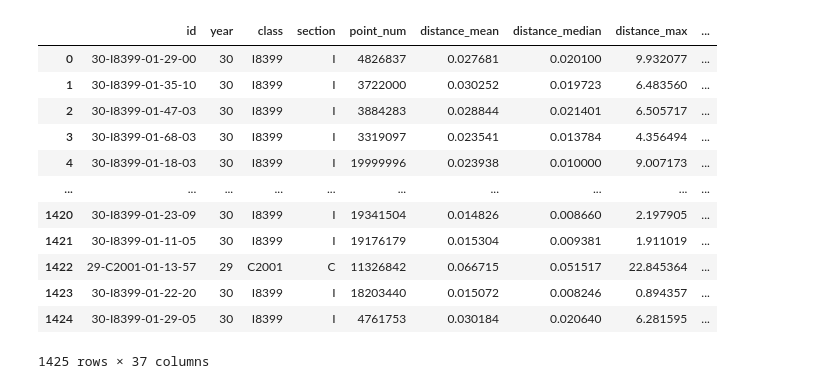
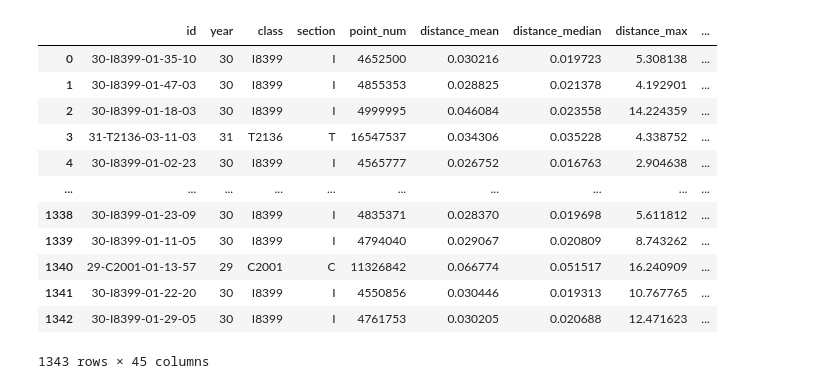
Before and after one commit to sekilab/lastomesh, a Jupyter notebook: notebooks/analyze_metrics.ipynb, the cells around one changed output. Saved outputs shown, nothing was run; the diff lists cells and outputs as text; code cells hidden in the pictures.

```diff
--- a/notebooks/analyze_metrics.ipynb
+++ b/notebooks/analyze_metrics.ipynb
@@ -6,46 +6,46 @@ import matplotlib.pyplot as plt
 from pylab import rcParams
 rcParams['figure.figsize'] = 10,10
 # %%
-pcd_stat_files = glob.glob('../tmp/collect20200507/*.json')
+pcd_stat_files = glob.glob('../tmp/stat20200517/*.json')
 pcd_stats = []
 for filepath in pcd_stat_files:
     with open(filepath, 'r') as f:
         stat_data = json.load(f)
         productId = stat_data['productNo']['value']
         year = int(productId.split('-')[0])
         productClass = productId.split('-')[1]
         productSection = productClass[0]
         pcd_stat = {
             'id': productId,
             'year': year,
             'class': productClass,
             'section': productSection,
             'point_num': stat_data['shape']['value'][0],
         }
         metrics = stat_data['metrics']['value']
         flatten_metrics = {}
         for k, v in metrics.items():
-            for m in ['mean', 'median', 'max', 'min']:
+            for m in ['mean', 'median', 'max', 'min', 'var']:
                 merged_key = '{}_{}'.format(k,m)
                 flatten_metrics[merged_key] = v[m]
         pcd_stat.update(flatten_metrics)
         pcd_stats.append(pcd_stat)
 df_pcd_stats = pd.DataFrame(pcd_stats)
 df_pcd_stats
 # %% [output]
 |  | id | year | class | section | point_num | distance_mean | distance_median | distance_max | ... |
-| 0 | 30-I8399-01-29-00 | 30 | I8399 | I | 4826837 | 0.027681 | 0.020100 | 9.932077 | ... |
-| 1 | 30-I8399-01-35-10 | 30 | I8399 | I | 3722000 | 0.030252 | 0.019723 | 6.483560 | ... |
-| 2 | 30-I8399-01-47-03 | 30 | I8399 | I | 3884283 | 0.028844 | 0.021401 | 6.505717 | ... |
-| 3 | 30-I8399-01-68-03 | 30 | I8399 | I | 3319097 | 0.023541 | 0.013784 | 4.356494 | ... |
-| 4 | 30-I8399-01-18-03 | 30 | I8399 | I | 19999996 | 0.023938 | 0.010000 | 9.007173 | ... |
+| 0 | 30-I8399-01-35-10 | 30 | I8399 | I | 4652500 | 0.030216 | 0.019723 | 5.308138 | ... |
+| 1 | 30-I8399-01-47-03 | 30 | I8399 | I | 4855353 | 0.028825 | 0.021378 | 4.192901 | ... |
+| 2 | 30-I8399-01-18-03 | 30 | I8399 | I | 4999995 | 0.046084 | 0.023558 | 14.224359 | ... |
+| 3 | 31-T2136-03-11-03 | 31 | T2136 | T | 16547537 | 0.034306 | 0.035228 | 4.338752 | ... |
+| 4 | 30-I8399-01-02-23 | 30 | I8399 | I | 4565777 | 0.026752 | 0.016763 | 2.904638 | ... |
 | ... | ... | ... | ... | ... | ... | ... | ... | ... | ... |
-| 1420 | 30-I8399-01-23-09 | 30 | I8399 | I | 19341504 | 0.014826 | 0.008660 | 2.197905 | ... |
-| 1421 | 30-I8399-01-11-05 | 30 | I8399 | I | 19176179 | 0.015304 | 0.009381 | 1.911019 | ... |
-| 1422 | 29-C2001-01-13-57 | 29 | C2001 | C | 11326842 | 0.066715 | 0.051517 | 22.845364 | ... |
-| 1423 | 30-I8399-01-22-20 | 30 | I8399 | I | 18203440 | 0.015072 | 0.008246 | 0.894357 | ... |
-| 1424 | 30-I8399-01-29-05 | 30 | I8399 | I | 4761753 | 0.030184 | 0.020640 | 6.281595 | ... |
+| 1338 | 30-I8399-01-23-09 | 30 | I8399 | I | 4835371 | 0.028370 | 0.019698 | 5.611812 | ... |
+| 1339 | 30-I8399-01-11-05 | 30 | I8399 | I | 4794040 | 0.029067 | 0.020809 | 8.743262 | ... |
+| 1340 | 29-C2001-01-13-57 | 29 | C2001 | C | 11326842 | 0.066774 | 0.051517 | 16.240909 | ... |
+| 1341 | 30-I8399-01-22-20 | 30 | I8399 | I | 4550856 | 0.030446 | 0.019313 | 10.767765 | ... |
+| 1342 | 30-I8399-01-29-05 | 30 | I8399 | I | 4761753 | 0.030205 | 0.020688 | 12.471623 | ... |
-1425 rows × 37 columns
+1343 rows × 45 columns
 # %%
 df_pcd_stats['x_length'] = df_pcd_stats['x_max'] - df_pcd_stats['x_min']
 df_pcd_stats['y_length'] = df_pcd_stats['y_max'] - df_pcd_stats['y_min']
```
Also changed, not shown: parts of 5 cells of this notebook, 2 other files.
